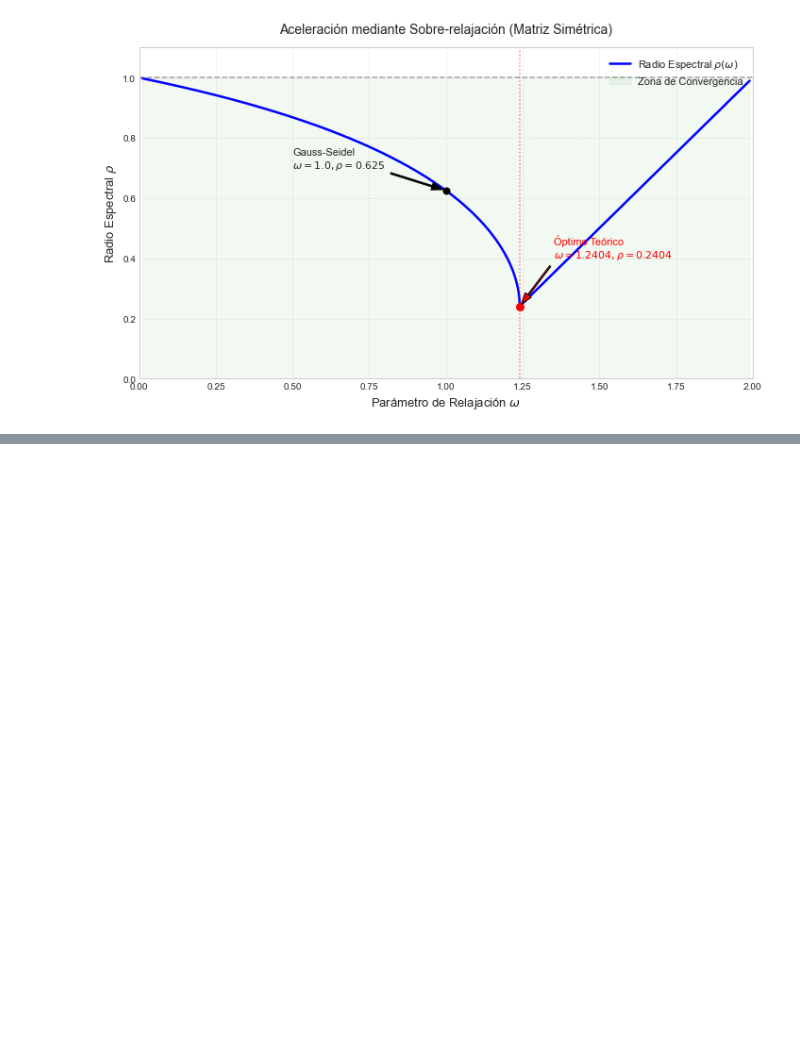
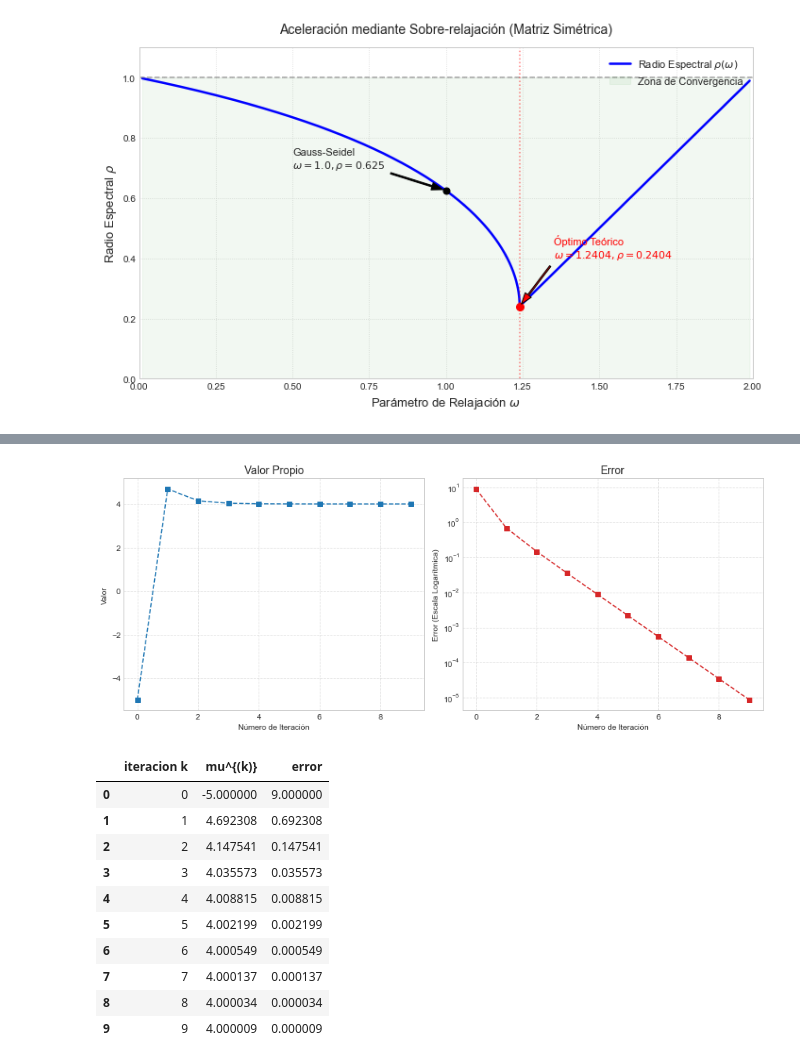
Before and after one commit to ManuelSanchezUribe/MAT2605_UC_labs, a Jupyter notebook: Lab05/lab05.ipynb, the cells around one changed output, grey strips where cells are left out. Cells and saved outputs as stored; diff of their text form; code cells hidden in the pictures; blank space fills up the shorter version.

```diff
--- a/Lab05/lab05.ipynb
+++ b/Lab05/lab05.ipynb
@@ -352,0 +369,17 @@ plt.show()
+# %%
+def iteracion_de_potencia(A, x0, TOL=1e-12, MAXITER=100):
+    # Algorithm 9.1 (Numerical Analysis, Burden)
+    x = x0.copy()
+    p = np.argmax(np.abs(x))
+    mu = 0
+    iter=0
+    mulist=[]; xlist=[]
+    while np.linalg.norm(A.dot(x)-mu*x)>TOL and iter<MAXITER:
+        y = A.dot(x)
+        mu = y[p]/x[p]
+        # print(f"iteracion k = {iter}, A^k*x0 = {y}, mu = {mu}")
+        p = np.argmax(np.abs(y))
+        mulist.append(mu); xlist.append(x)
+        x = y
+        iter+=1
+    return mulist, xlist
@@ -352,0 +395,42 @@ plt.show()
+# %%
+A1 = np.array([[-2,-3],[6,7]],dtype=np.float64); x0 = np.ones(2)
+mu,x = iteracion_de_potencia(A1, x0, MAXITER=10)
+# Convergencia
+muexact = 4.0
+mu2 = 1.0
+error = [np.abs(mu[i]-muexact) for i in range(len(mu))]
+
+
+# Figure
+fig, axs = plt.subplots(1, 2, figsize=(12, 5))
+
+axs[0].plot(range(len(mu)), mu, '--s', color='tab:blue')
+axs[0].set_title('Valor Propio', fontsize=14)
+axs[0].set_xlabel('Número de Iteración')
+axs[0].set_ylabel('Valor')
+axs[0].grid(True, linestyle='--', alpha=0.6)
+
+axs[1].semilogy(range(len(mu)), error, '--s', color='tab:red')
+axs[1].set_title('Error', fontsize=14)
+axs[1].set_xlabel('Número de Iteración')
+axs[1].set_ylabel('Error (Escala Logarítmica)')
+axs[1].grid(True, linestyle='--', alpha=0.6)
+
+plt.tight_layout(); plt.show()
+
+import pandas as pd
+df = pd.DataFrame({'iteracion k': np.arange(len(mu)), 'mu^{(k)}': mu, 'error': error})
+df
+# %% [output]
+[figure, added]
+|  | iteracion k | mu^{(k)} | error |
+| 0 | 0 | -5.000000 | 9.000000 |
+| 1 | 1 | 4.692308 | 0.692308 |
+| 2 | 2 | 4.147541 | 0.147541 |
+| 3 | 3 | 4.035573 | 0.035573 |
+| 4 | 4 | 4.008815 | 0.008815 |
+| 5 | 5 | 4.002199 | 0.002199 |
+| 6 | 6 | 4.000549 | 0.000549 |
+| 7 | 7 | 4.000137 | 0.000137 |
+| 8 | 8 | 4.000034 | 0.000034 |
+| 9 | 9 | 4.000009 | 0.000009 |
```
Also changed, not shown: parts of 5 cells of this notebook.
